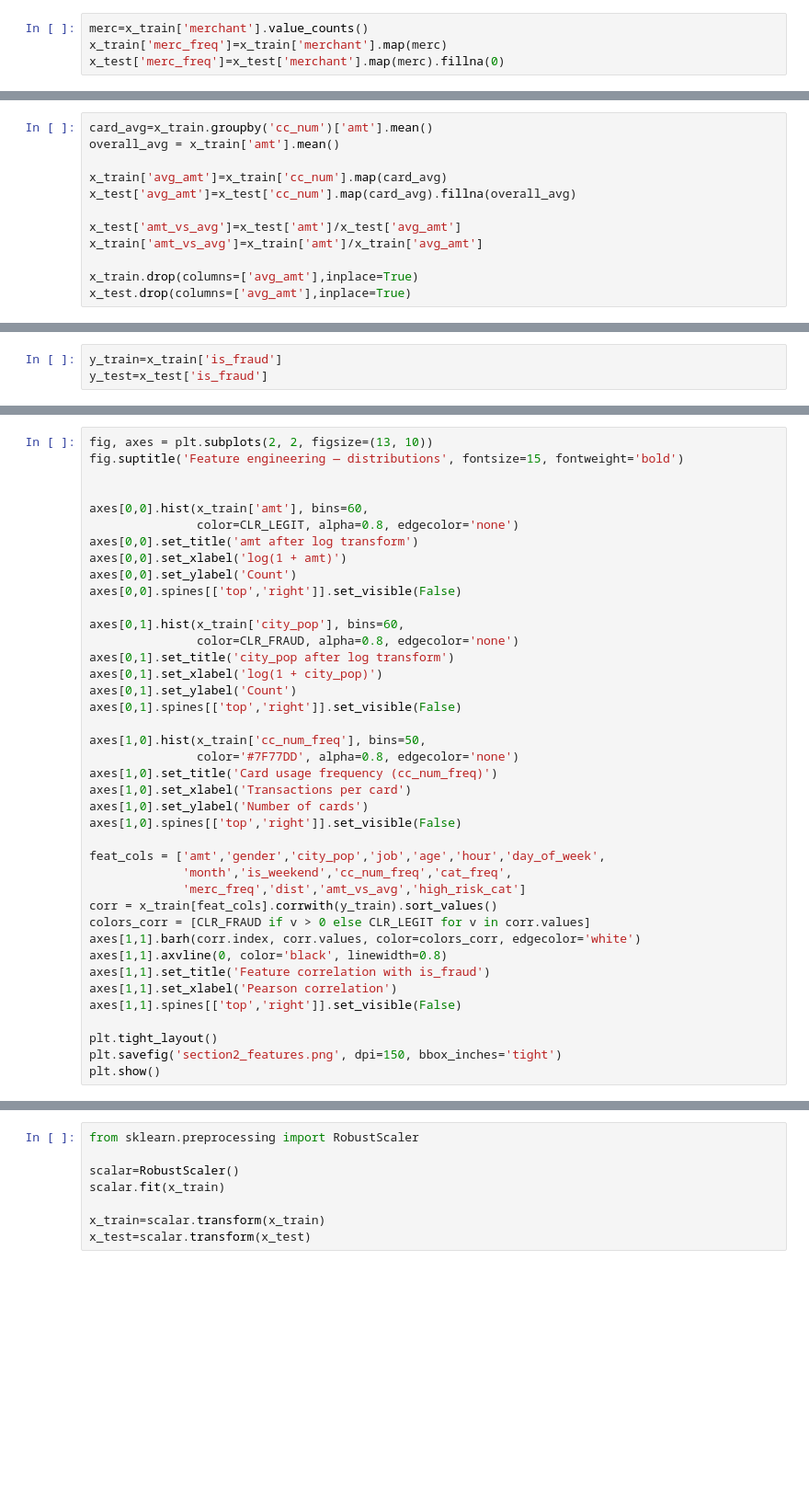
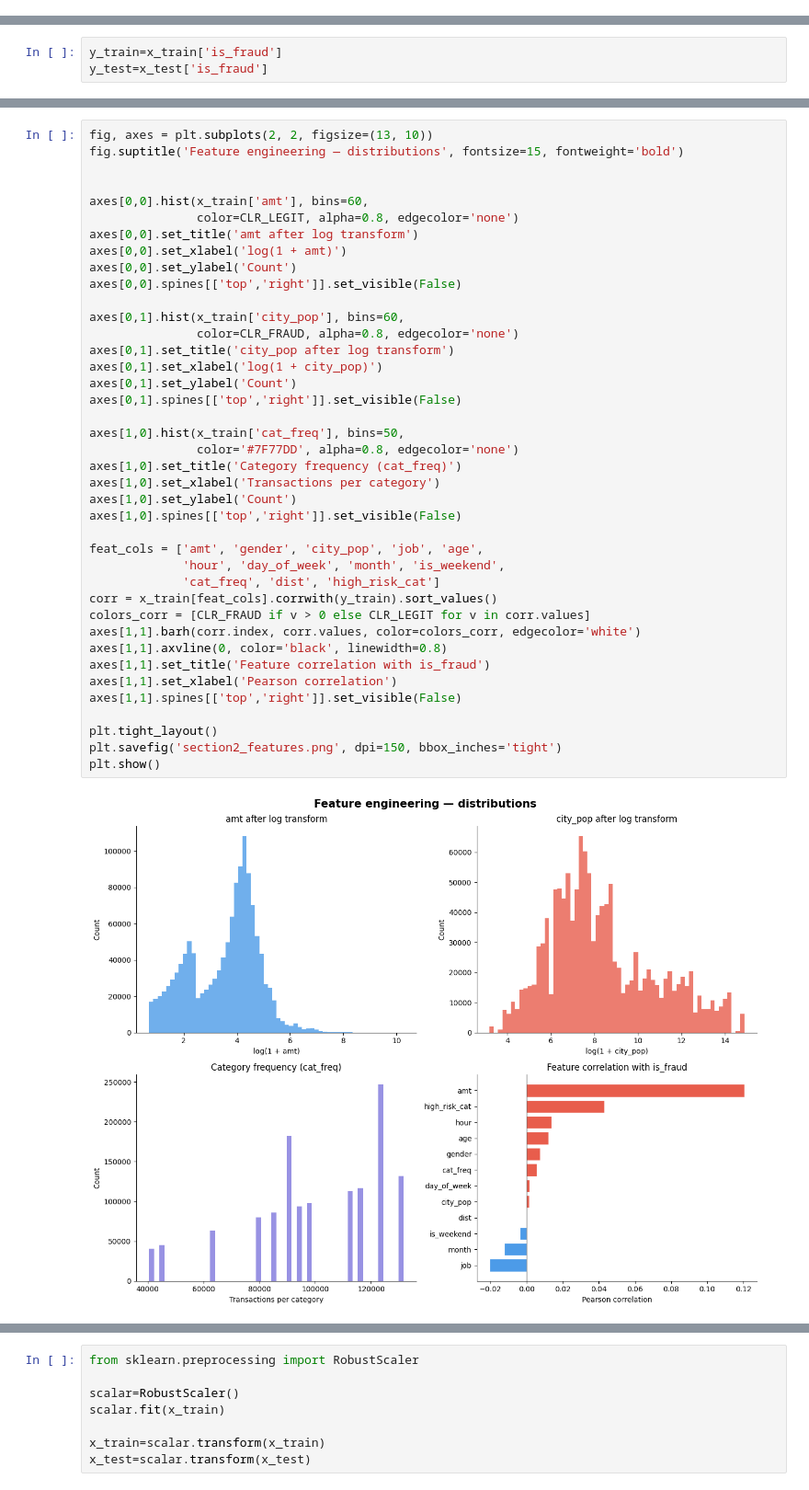
Before and after one commit to DeepanshuSharma1607/Credit_Card_Fraud_Detector, a Jupyter notebook: notebooks/CreditCard.ipynb, the cells around one changed output, grey strips where cells are left out. Shown at 92% size. Cells and saved outputs as stored; diff of their text form; blank space fills up the shorter version.

```diff
--- a/notebooks/CreditCard.ipynb
+++ b/notebooks/CreditCard.ipynb
@@ -162,10 +264,6 @@ x_test['gender'] = x_test['gender'].astype(str).map(mapping).fillna(-1).astype(i
 cat=x_train['category'].value_counts()
 x_train['cat_freq']=x_train['category'].map(cat)
 x_test['cat_freq']=x_test['category'].map(cat).fillna(0)
-# %%
-merc=x_train['merchant'].value_counts()
-x_train['merc_freq']=x_train['merchant'].map(merc)
-x_test['merc_freq']=x_test['merchant'].map(merc).fillna(0)
 # %%
 job=x_train['job'].value_counts()
 x_train['job']=x_train['job'].map(job)
@@ -192,18 +290,6 @@ x_test['dist'] = haversine(
     x_test['lat'],      x_test['long'],
     x_test['merch_lat'],x_test['merch_long']
 )
-# %%
-card_avg=x_train.groupby('cc_num')['amt'].mean()
-overall_avg = x_train['amt'].mean()
-
-x_train['avg_amt']=x_train['cc_num'].map(card_avg)
-x_test['avg_amt']=x_test['cc_num'].map(card_avg).fillna(overall_avg)
-
-x_test['amt_vs_avg']=x_test['amt']/x_test['avg_amt']
-x_train['amt_vs_avg']=x_train['amt']/x_train['avg_amt']
-
-x_train.drop(columns=['avg_amt'],inplace=True)
-x_test.drop(columns=['avg_amt'],inplace=True)
 # %%
 x_train['category'].unique()
 high_risk=['misc_net', 'grocery_pos','gas_transport','entertainment','grocery_net', 'shopping_net', 'shopping_pos','misc_pos']
@@ -242,40 +328,42 @@ fig.suptitle('Feature engineering — distributions', fontsize=15, fontweight='b
 
 
 axes[0,0].hist(x_train['amt'], bins=60,
                color=CLR_LEGIT, alpha=0.8, edgecolor='none')
 axes[0,0].set_title('amt after log transform')
 axes[0,0].set_xlabel('log(1 + amt)')
 axes[0,0].set_ylabel('Count')
 axes[0,0].spines[['top','right']].set_visible(False)
 
 axes[0,1].hist(x_train['city_pop'], bins=60,
                color=CLR_FRAUD, alpha=0.8, edgecolor='none')
 axes[0,1].set_title('city_pop after log transform')
 axes[0,1].set_xlabel('log(1 + city_pop)')
 axes[0,1].set_ylabel('Count')
 axes[0,1].spines[['top','right']].set_visible(False)
 
-axes[1,0].hist(x_train['cc_num_freq'], bins=50,
+axes[1,0].hist(x_train['cat_freq'], bins=50,
                color='#7F77DD', alpha=0.8, edgecolor='none')
-axes[1,0].set_title('Card usage frequency (cc_num_freq)')
-axes[1,0].set_xlabel('Transactions per card')
-axes[1,0].set_ylabel('Number of cards')
+axes[1,0].set_title('Category frequency (cat_freq)')
+axes[1,0].set_xlabel('Transactions per category')
+axes[1,0].set_ylabel('Count')
 axes[1,0].spines[['top','right']].set_visible(False)
 
-feat_cols = ['amt','gender','city_pop','job','age','hour','day_of_week',
-             'month','is_weekend','cc_num_freq','cat_freq',
-             'merc_freq','dist','amt_vs_avg','high_risk_cat']
+feat_cols = ['amt', 'gender', 'city_pop', 'job', 'age',
+             'hour', 'day_of_week', 'month', 'is_weekend',
+             'cat_freq', 'dist', 'high_risk_cat']
 corr = x_train[feat_cols].corrwith(y_train).sort_values()
 colors_corr = [CLR_FRAUD if v > 0 else CLR_LEGIT for v in corr.values]
 axes[1,1].barh(corr.index, corr.values, color=colors_corr, edgecolor='white')
 axes[1,1].axvline(0, color='black', linewidth=0.8)
 axes[1,1].set_title('Feature correlation with is_fraud')
 axes[1,1].set_xlabel('Pearson correlation')
 axes[1,1].spines[['top','right']].set_visible(False)
 
 plt.tight_layout()
 plt.savefig('section2_features.png', dpi=150, bbox_inches='tight')
 plt.show()
+# %% [output]
+[figure, added]
 # %%
 '''
 Index(['amt', 'gender', 'city_pop', 'job', 'is_fraud', 'age', 'hour',
```
Also changed, not shown: parts of 28 cells of this notebook.
